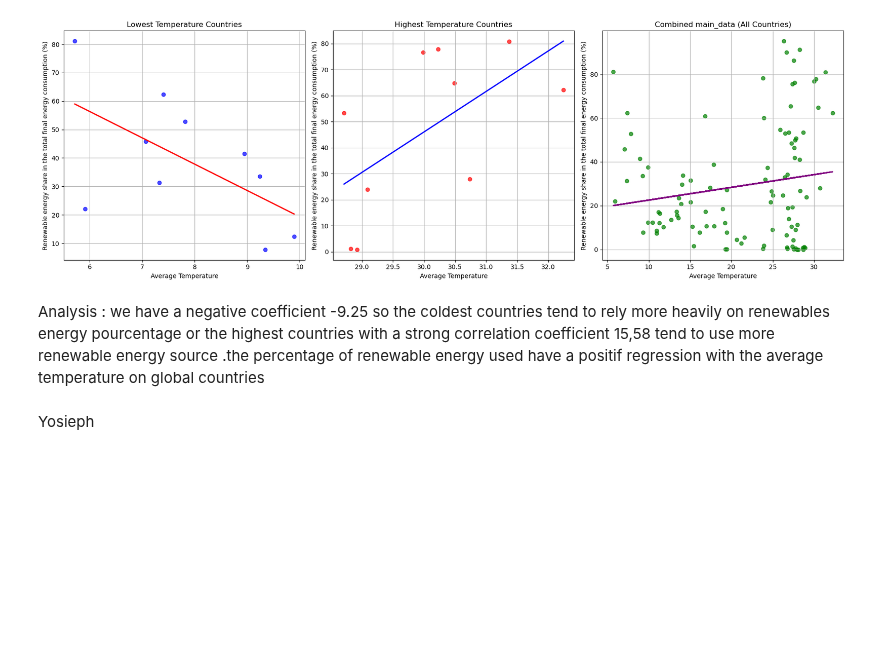
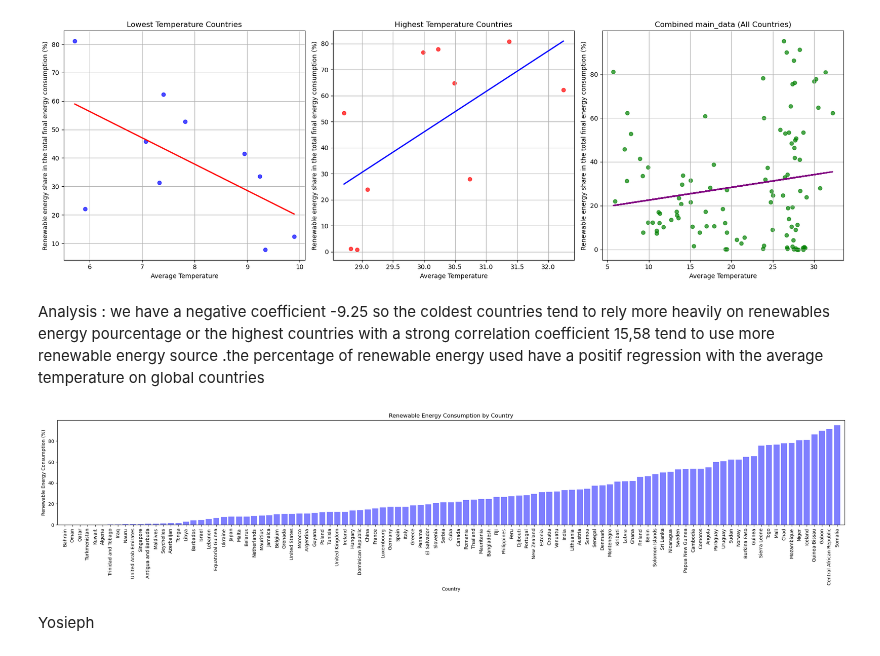
Before and after one commit to yosieph/Project1, a Jupyter notebook: project1.ipynb, the cells around one changed output. Saved outputs shown, nothing was run; the diff lists cells and outputs as text; code cells hidden in the pictures; blank space fills up the shorter version.

```diff
--- a/project1.ipynb
+++ b/project1.ipynb
@@ -609,6 +629,26 @@ Linear Regression for All Countries: Slope (Coefficient) = 0.58
 [figure]
 # %% [markdown]
 Analysis : we have a negative coefficient -9.25 so the coldest countries tend to rely more heavily on renewables energy pourcentage  or the highest countries with a strong correlation coefficient 15,58 tend to use more renewable energy source .the percentage of renewable energy used have a positif regression with the average temperature on global countries
+# %%
+#graph plot showing temp values per country
+renew = main_data.sort_values(by='Renewable energy share in the total final energy consumption (%)', ascending=True)
+
+x_axis = np.arange(len(renew))
+tick_locations = [value for value in x_axis]
+
+plt.figure(figsize=(30,4))
+plt.bar(x_axis, renew["Renewable energy share in the total final energy consumption (%)"], color='b', alpha=0.5, align="center")
+plt.xticks(tick_locations, renew["Country"], rotation="vertical")
+plt.ylabel('Renewable Energy Consumption (%)')
+plt.xlabel('Country')
+plt.title('Renewable Energy Consumption by Country')
+plt.xlim(-1,103)
+
+plt.savefig("output_data/country renew.png", bbox_inches='tight')
+
+plt.show()
+# %% [output]
+[figure, added]
 # %% [markdown]
 Yosieph
 # %%
```
Also changed, not shown: parts of 1 cell of this notebook, 2 other files.
